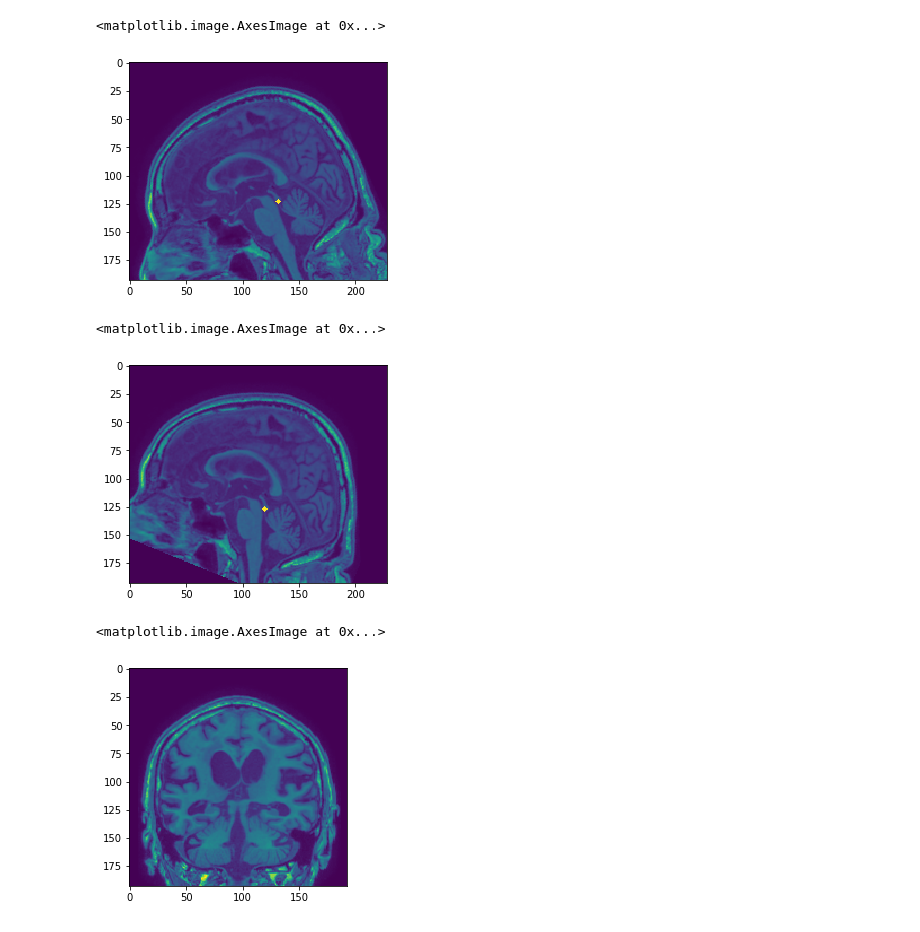
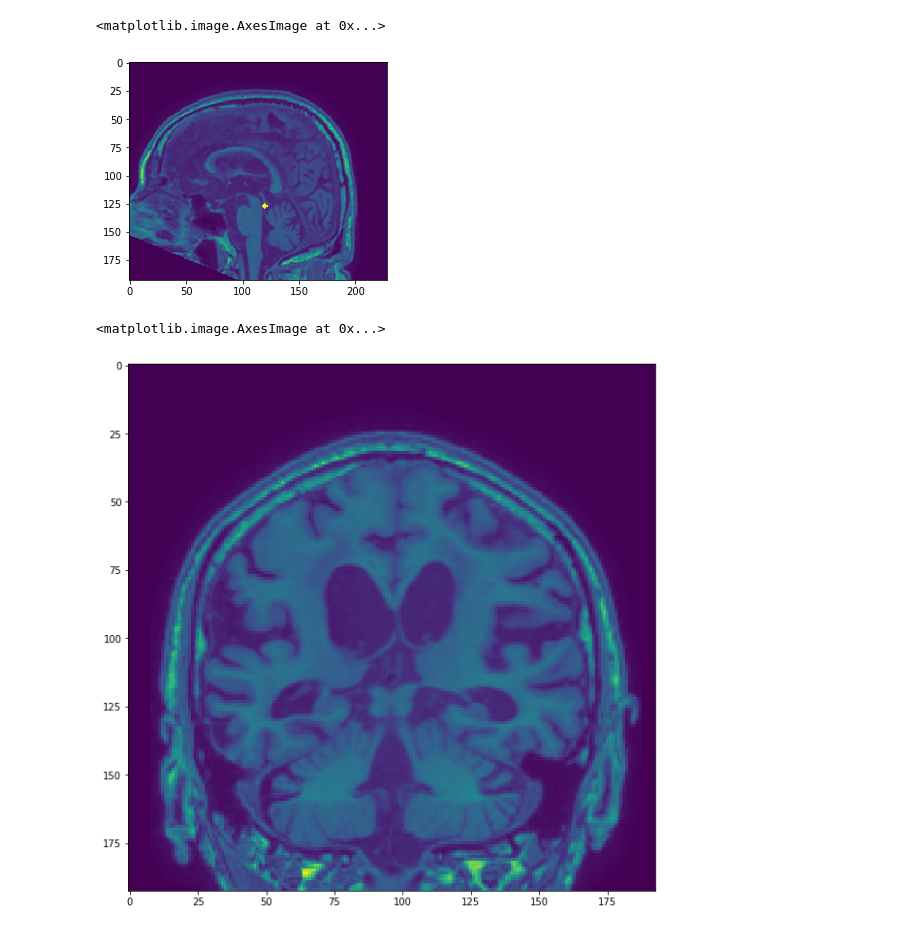
Before and after one commit to ChanceAroundYou/MPRI, a Jupyter notebook: Untitled.ipynb, the cells around one changed output. Saved outputs shown, nothing was run; the diff lists cells and outputs as text; code cells hidden in the pictures.

Commit message:
stage 3

```diff
--- a/Untitled.ipynb
+++ b/Untitled.ipynb
@@ -22,5 +39,10 @@ quad, mid, _, _, ang, r_quad = process.first_stage.run(img_nii, label_nii)
 # %%
-plt.imshow(process.add_points(img_nii.get_slice(mid, dim=2), quad, 2))
+mid_label = label_nii.get_slice(mid, dim=2)
+ang = process.first_stage.get_brainstem_angle(mid_label)
+img_nii.rotate(ang)
+label_nii.rotate(ang)
+
+plt.imshow(process.add_points(img_nii.get_slice(mid, dim=2), r_quad, 2))
 # %% [output]
 <matplotlib.image.AxesImage at 0x...>
-[figure, old version]
+[figure, new version]
@@ -45,13 +49,8 @@ label_nii.rotate(ang)
-# %%
-plt.imshow(process.add_points(img_nii.get_slice(mid, dim=2), r_quad, 2))
-# %% [output]
-<matplotlib.image.AxesImage at 0x...>
-[figure, removed]
 # %%
-img = img_nii.get_slice(r_quad[1]-1, dim=1)
+img = img_nii.get_slice(r_quad[1], dim=1)
+plt.figure(figsize=(10, 10))
+plt.imshow(img)
+# %% [output]
+<matplotlib.image.AxesImage at 0x...>
+[figure, added]
-# %%
-plt.imshow(img)
-# %% [output]
-<matplotlib.image.AxesImage at 0x...>
-[figure, removed]
 # %%
```
Also changed, not shown: parts of 12 cells of this notebook, 11 other files.
